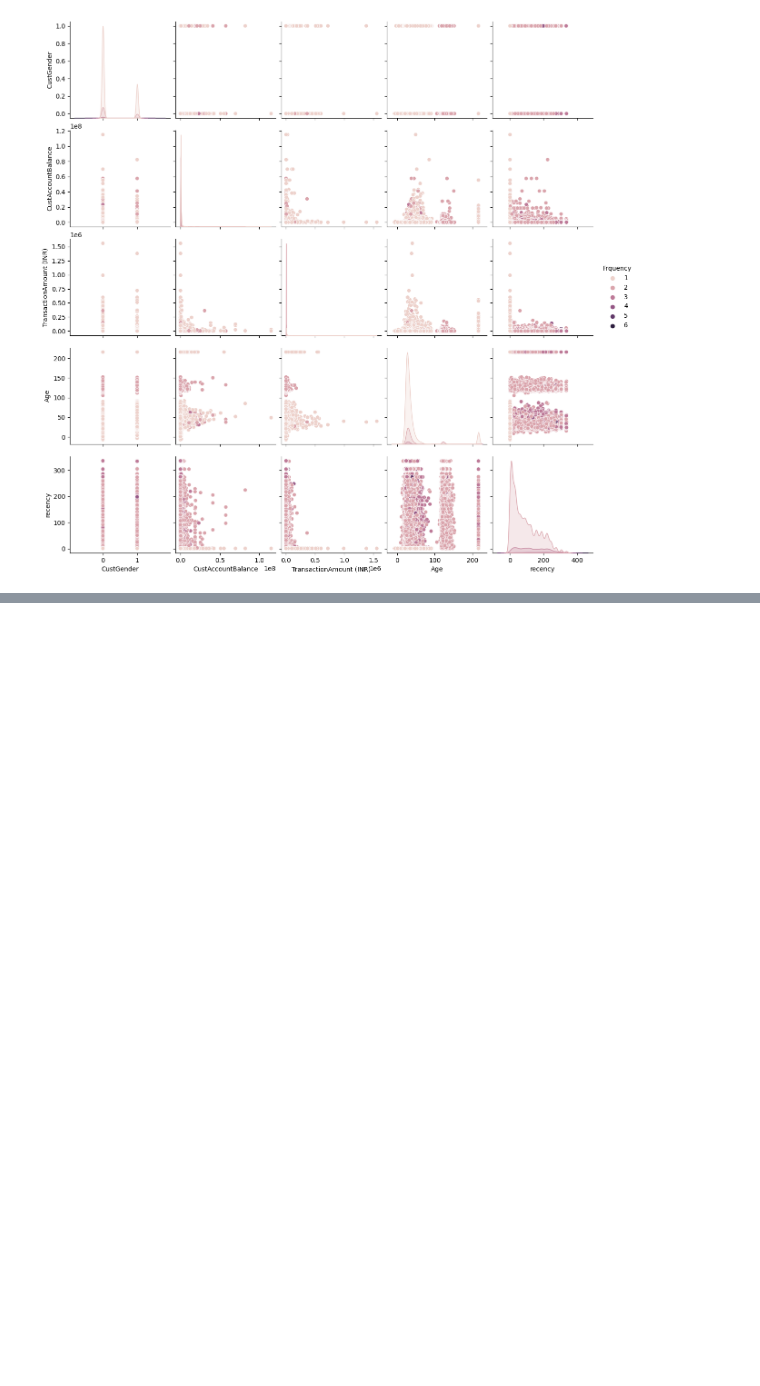
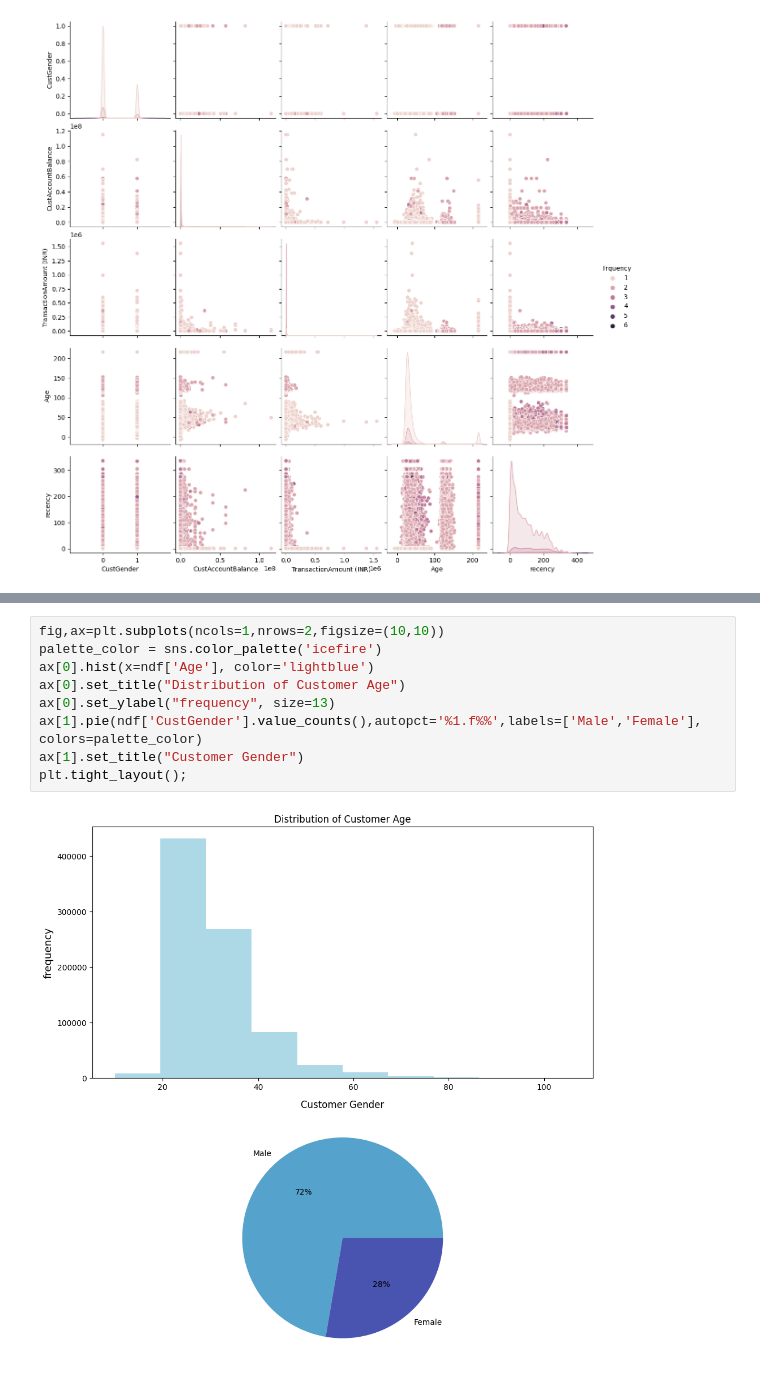
Before and after one commit to codekushalS/Customer-Segmentation, a Jupyter notebook: m1.ipynb, the cells around one changed output, grey strips where cells are left out. Drawn from its saved outputs; the diff is of its cells as text; blank space fills up the shorter version.

```diff
--- a/m1.ipynb
+++ b/m1.ipynb
@@ -238,0 +282,11 @@ sns.pairplot(ndf, hue='Frquency')
+# %%
+fig,ax=plt.subplots(ncols=1,nrows=2,figsize=(10,10))
+palette_color = sns.color_palette('icefire')
+ax[0].hist(x=ndf['Age'], color='lightblue')
+ax[0].set_title("Distribution of Customer Age")
+ax[0].set_ylabel("frequency", size=13)
+ax[1].pie(ndf['CustGender'].value_counts(),autopct='%1.f%%',labels=['Male','Female'], colors=palette_color)
+ax[1].set_title("Customer Gender")
+plt.tight_layout();
+# %% [output]
+[figure, added]
```
Also changed, not shown: parts of 38 cells of this notebook.
